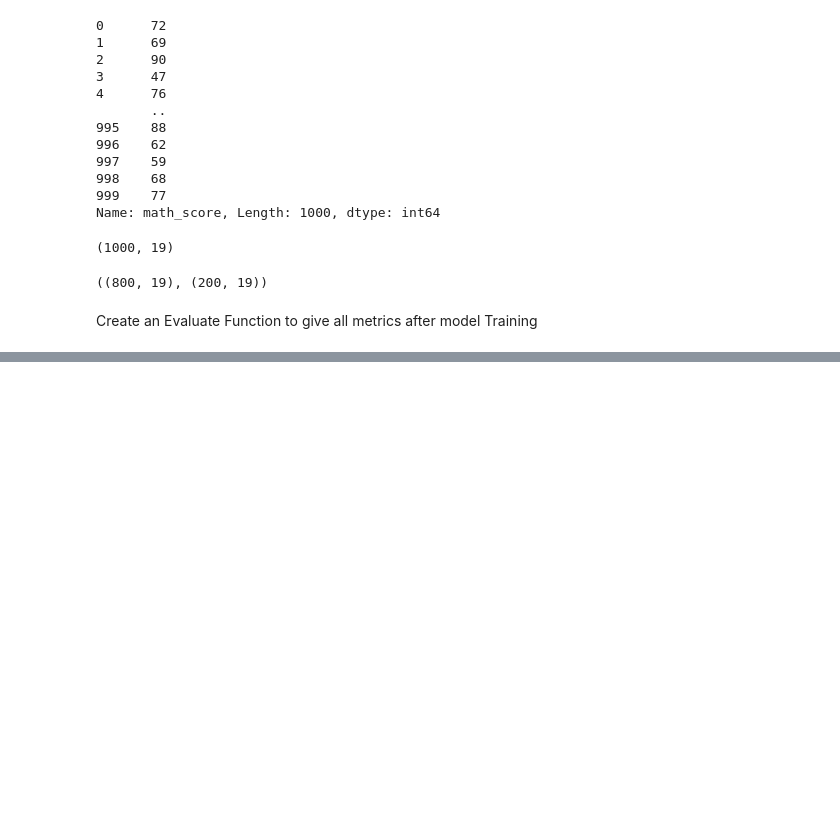
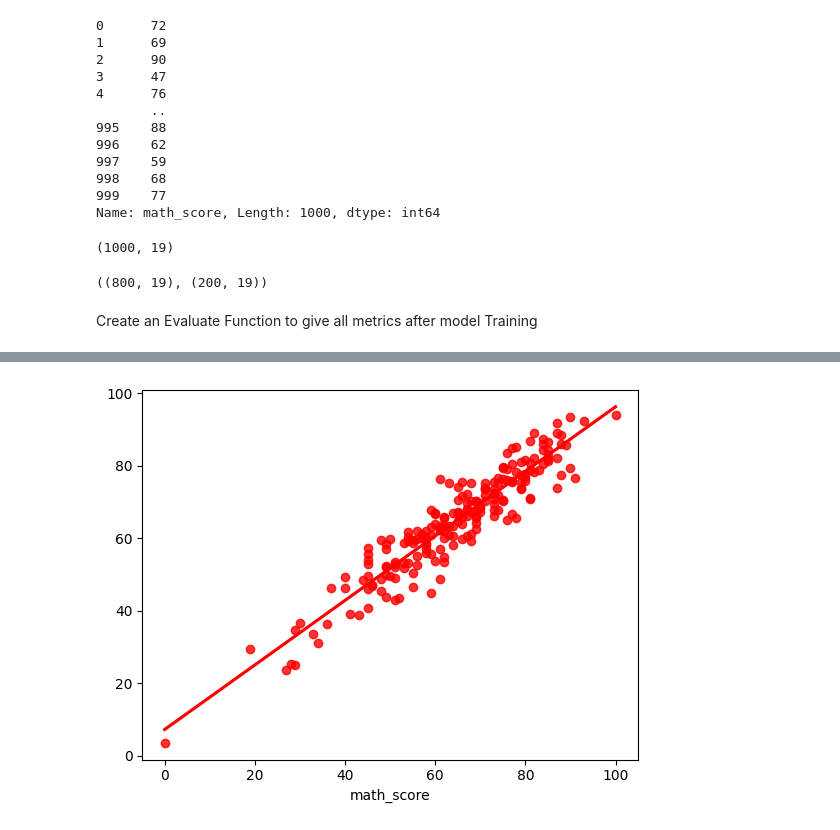
Before and after one commit to swativerma6617/ML-Projects, a Jupyter notebook: notebook/data/MODEL TRAINING.ipynb, the cells around one changed output, grey strips where cells are left out. Cells and saved outputs as stored; diff of their text form; code cells hidden in the pictures; blank space fills up the shorter version.

```diff
--- a/notebook/data/MODEL TRAINING.ipynb
+++ b/notebook/data/MODEL TRAINING.ipynb
@@ -197,0 +243,4 @@ NameError: name 'XGBRegressor' is not defined
+# %%
+sns.regplot(x=y_test,y=y_pred,ci=None,color ='red');
+# %% [output]
+[figure, added]
```
Also changed, not shown: parts of 6 cells of this notebook.
